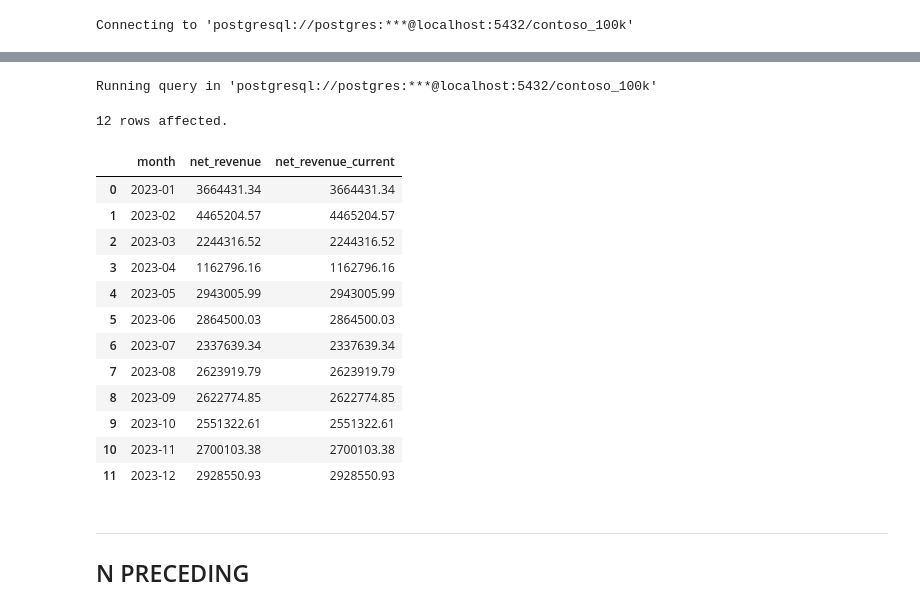
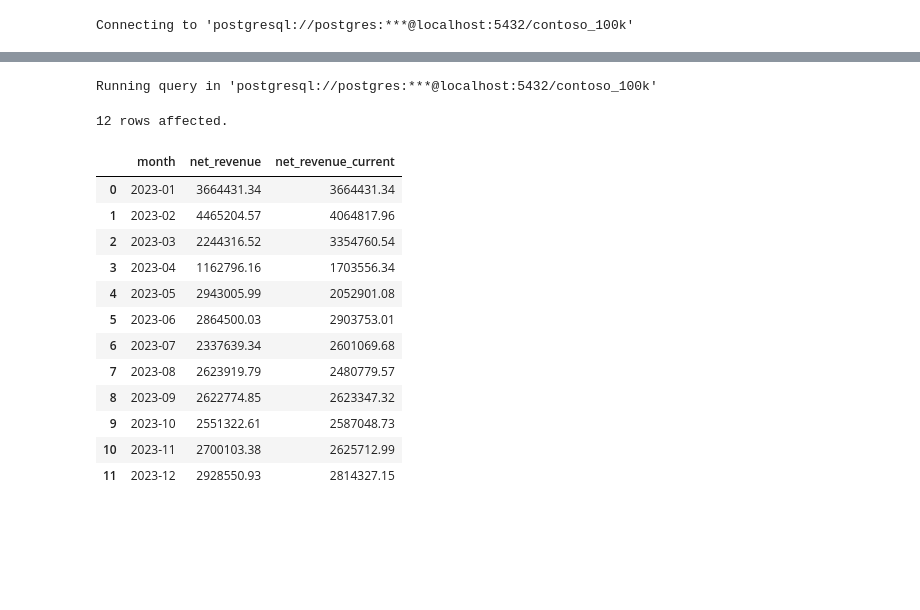
Before and after one commit to anshjw/data-analytics-learning, a Jupyter notebook: Int_SQL/3_Windows_Function/5_Frame_Clause.ipynb, the cells around one changed output, grey strips where cells are left out. Cells and saved outputs as stored; diff of their text form; code cells hidden in the pictures; blank space fills up the shorter version.

```diff
--- a/Int_SQL/3_Windows_Function/5_Frame_Clause.ipynb
+++ b/Int_SQL/3_Windows_Function/5_Frame_Clause.ipynb
@@ -136,41 +245,41 @@ Running query in 'postgresql://postgres:***@localhost:5432/contoso_100k'
 # %%
 %%sql
 
 WITH monthly_sales AS (
     SELECT
         TO_CHAR(orderdate, 'YYYY-MM') as month,
         SUM(quantity * netprice * exchangerate) as net_revenue
-    FROM sales
-    WHERE EXTRACT(YEAR FROM orderdate) = 2023
-    GROUP BY month
-    ORDER BY month
-
+    FROM
+        sales
+    WHERE
+        EXTRACT(YEAR FROM orderdate) = 2023
+    GROUP BY
+        month
+    ORDER BY
+        month
 )
 SELECT
     month,
     net_revenue,
     AVG(net_revenue) OVER (
-        ORDER BY month
-        ROWS CURRENT ROW -- ROWS BETWEEN CURRENT ROW AND CURRENT ROW
-        ) as net_revenue_current
-FROM monthly_sales;
+      ORDER BY month
+      ROWS BETWEEN 1 PRECEDING AND CURRENT ROW
+    ) AS net_revenue_current
+FRom
+    monthly_sales;
 # %% [output]
 Running query in 'postgresql://postgres:***@localhost:5432/contoso_100k'
 12 rows affected.
 |  | month | net_revenue | net_revenue_current |
 | 0 | 2023-01 | 3664431.34 | 3664431.34 |
-| 1 | 2023-02 | 4465204.57 | 4465204.57 |
-| 2 | 2023-03 | 2244316.52 | 2244316.52 |
-| 3 | 2023-04 | 1162796.16 | 1162796.16 |
-| 4 | 2023-05 | 2943005.99 | 2943005.99 |
-| 5 | 2023-06 | 2864500.03 | 2864500.03 |
-| 6 | 2023-07 | 2337639.34 | 2337639.34 |
-| 7 | 2023-08 | 2623919.79 | 2623919.79 |
-| 8 | 2023-09 | 2622774.85 | 2622774.85 |
-| 9 | 2023-10 | 2551322.61 | 2551322.61 |
-| 10 | 2023-11 | 2700103.38 | 2700103.38 |
-| 11 | 2023-12 | 2928550.93 | 2928550.93 |
+| 1 | 2023-02 | 4465204.57 | 4064817.96 |
+| 2 | 2023-03 | 2244316.52 | 3354760.54 |
+| 3 | 2023-04 | 1162796.16 | 1703556.34 |
+| 4 | 2023-05 | 2943005.99 | 2052901.08 |
+| 5 | 2023-06 | 2864500.03 | 2903753.01 |
+| 6 | 2023-07 | 2337639.34 | 2601069.68 |
+| 7 | 2023-08 | 2623919.79 | 2480779.57 |
+| 8 | 2023-09 | 2622774.85 | 2623347.32 |
+| 9 | 2023-10 | 2551322.61 | 2587048.73 |
+| 10 | 2023-11 | 2700103.38 | 2625712.99 |
+| 11 | 2023-12 | 2928550.93 | 2814327.15 |
-# %% [markdown]
----
-
-## N PRECEDING
```
Also changed, not shown: parts of 34 cells of this notebook.
